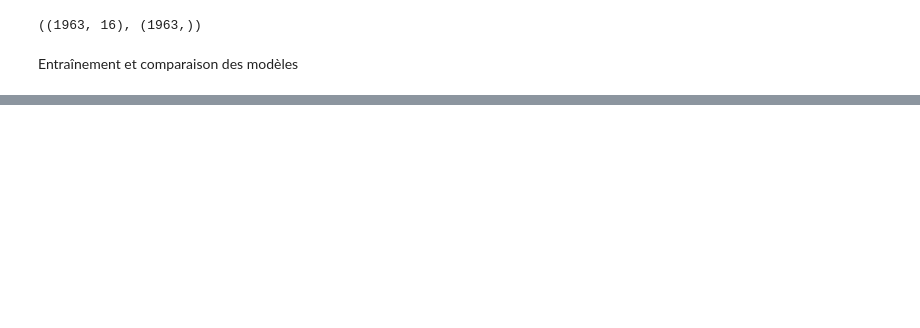
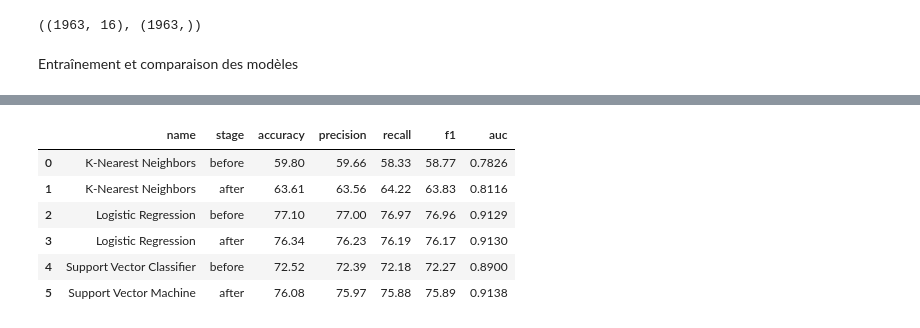
Before and after one commit to yah946/PsycheTrack, a Jupyter notebook: notebooks/03_model_training.ipynb, the cells around one changed output, grey strips where cells are left out. Cells and saved outputs as stored; diff of their text form; code cells hidden in the pictures; blank space fills up the shorter version.

```diff
--- a/notebooks/03_model_training.ipynb
+++ b/notebooks/03_model_training.ipynb
@@ -156,0 +247,12 @@ default_models_results
+# %%
+models_results = pd.DataFrame(models_metrics)
+models_results = models_results.sort_values('name').reset_index().drop('index',axis=1)
+models_results
+# %% [output]
+|  | name | stage | accuracy | precision | recall | f1 | auc |
+| 0 | K-Nearest Neighbors | before | 59.80 | 59.66 | 58.33 | 58.77 | 0.7826 |
+| 1 | K-Nearest Neighbors | after | 63.61 | 63.56 | 64.22 | 63.83 | 0.8116 |
+| 2 | Logistic Regression | before | 77.10 | 77.00 | 76.97 | 76.96 | 0.9129 |
+| 3 | Logistic Regression | after | 76.34 | 76.23 | 76.19 | 76.17 | 0.9130 |
+| 4 | Support Vector Classifier | before | 72.52 | 72.39 | 72.18 | 72.27 | 0.8900 |
+| 5 | Support Vector Machine | after | 76.08 | 75.97 | 75.88 | 75.89 | 0.9138 |
```
Also changed, not shown: parts of 6 cells of this notebook, 1 other file.
